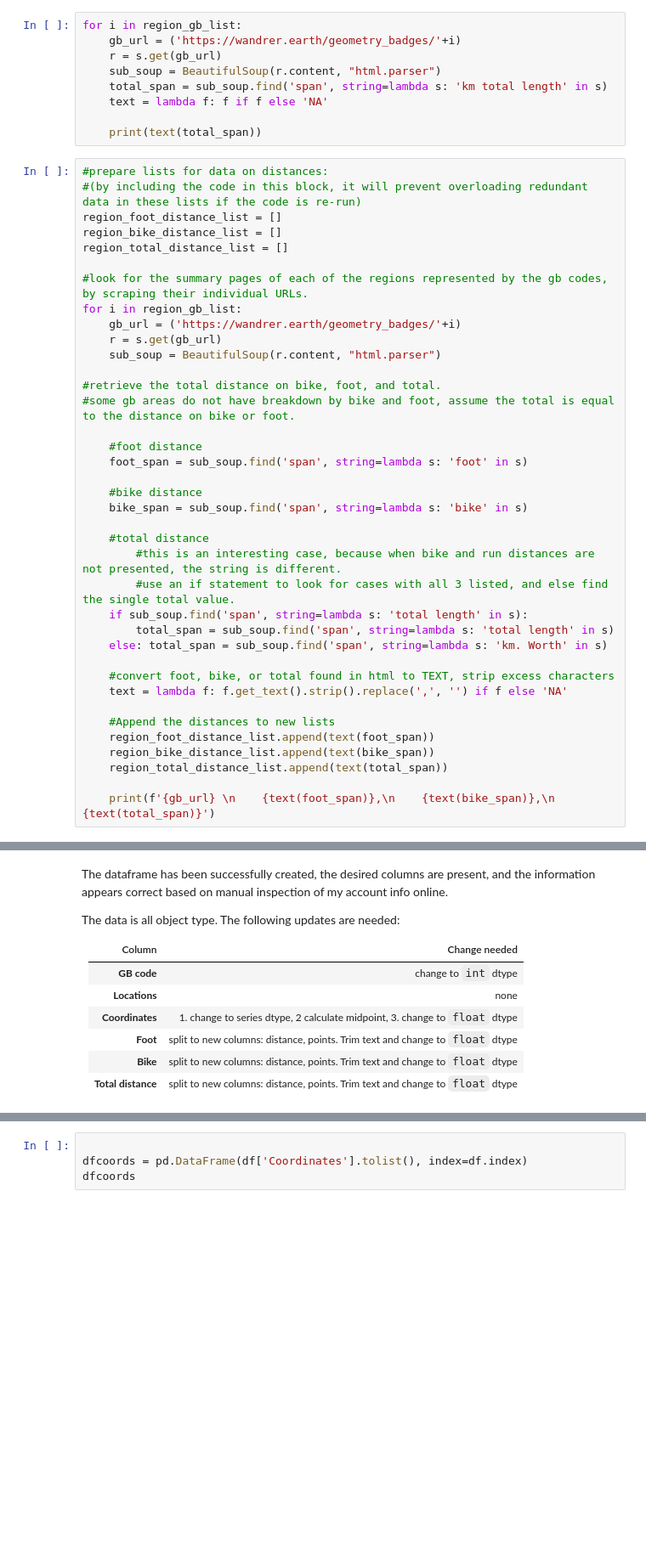
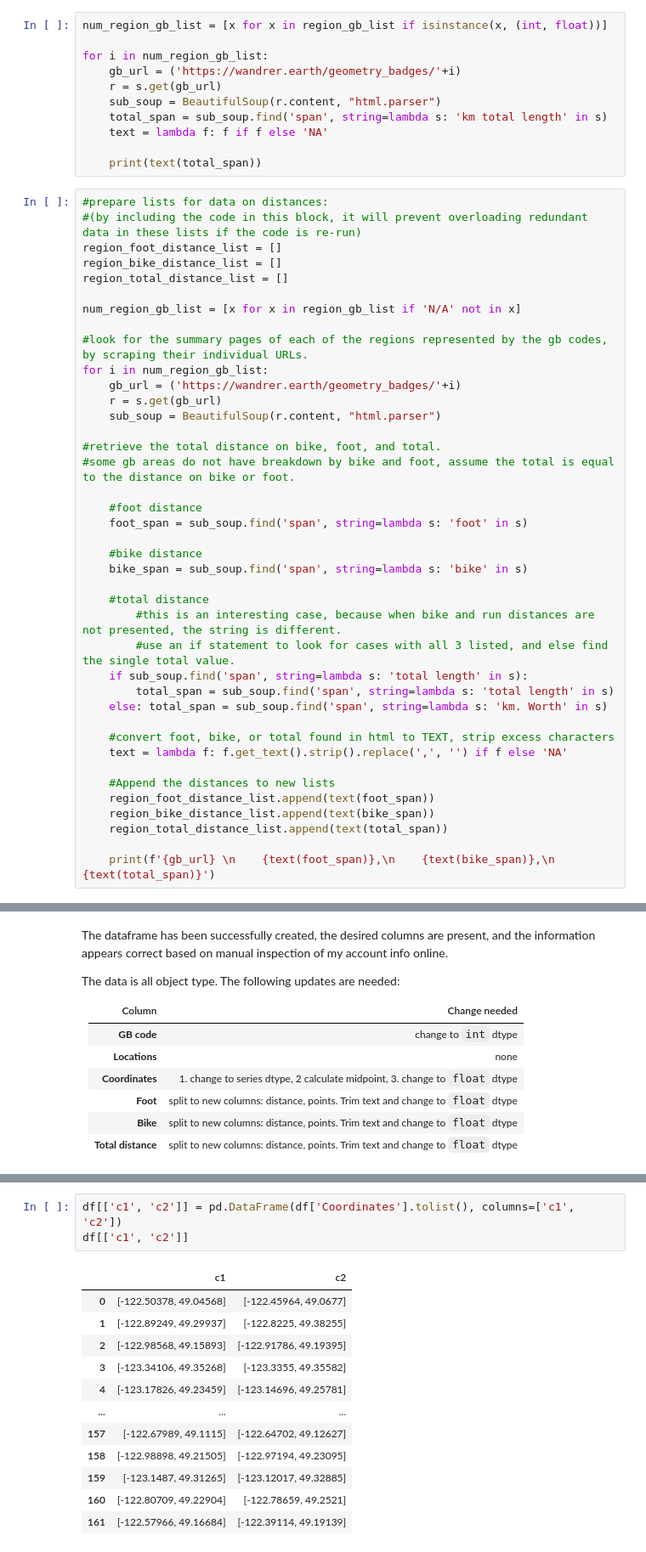
Before and after one commit to ajancewicz/wandrer_analysis, a Jupyter notebook: Wandrer scraper.ipynb, the cells around one changed output, grey strips where cells are left out. Shown at 85% size. Drawn from its saved outputs; the diff is of its cells as text; blank space fills up the shorter version.

```diff
--- a/Wandrer scraper.ipynb
+++ b/Wandrer scraper.ipynb
@@ -112,7 +162,9 @@ There are 172 valid Name calls, but only 162 valid Regions. The name calls are l
 
 Next, I'll scrape sub-sites for each GB value to find the total distance available by plugging the GB value into a url and retrieving the result.
 # %%
-for i in region_gb_list:
+num_region_gb_list = [x for x in region_gb_list if isinstance(x, (int, float))]
+
+for i in num_region_gb_list:
     gb_url = ('https://wandrer.earth/geometry_badges/'+i)
     r = s.get(gb_url)
     sub_soup = BeautifulSoup(r.content, "html.parser")
@@ -127,8 +179,10 @@ region_foot_distance_list = []
 region_bike_distance_list = []
 region_total_distance_list = []
 
+num_region_gb_list = [x for x in region_gb_list if 'N/A' not in x]
+
 #look for the summary pages of each of the regions represented by the gb codes, by scraping their individual URLs.
-for i in region_gb_list:
+for i in num_region_gb_list:
     gb_url = ('https://wandrer.earth/geometry_badges/'+i)
     r = s.get(gb_url)
     sub_soup = BeautifulSoup(r.content, "html.parser")
@@ -198,4 +323,16 @@ df.shape
 # %%
-
-dfcoords = pd.DataFrame(df['Coordinates'].tolist(), index=df.index)
-dfcoords
+df[['c1', 'c2']] = pd.DataFrame(df['Coordinates'].tolist(), columns=['c1', 'c2'])
+df[['c1', 'c2']]
+# %% [output]
+|  | c1 | c2 |
+| 0 | [-122.50378, 49.04568] | [-122.45964, 49.0677] |
+| 1 | [-122.89249, 49.29937] | [-122.8225, 49.38255] |
+| 2 | [-122.98568, 49.15893] | [-122.91786, 49.19395] |
+| 3 | [-123.34106, 49.35268] | [-123.3355, 49.35582] |
+| 4 | [-123.17826, 49.23459] | [-123.14696, 49.25781] |
+| ... | ... | ... |
+| 157 | [-122.67989, 49.1115] | [-122.64702, 49.12627] |
+| 158 | [-122.98898, 49.21505] | [-122.97194, 49.23095] |
+| 159 | [-123.1487, 49.31265] | [-123.12017, 49.32885] |
+| 160 | [-122.80709, 49.22904] | [-122.78659, 49.2521] |
+| 161 | [-122.57966, 49.16684] | [-122.39114, 49.19139] |
```
Also changed, not shown: parts of 23 cells of this notebook.
